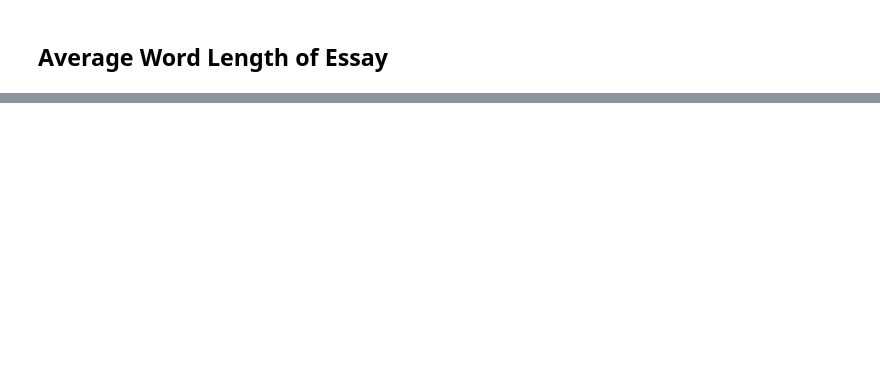
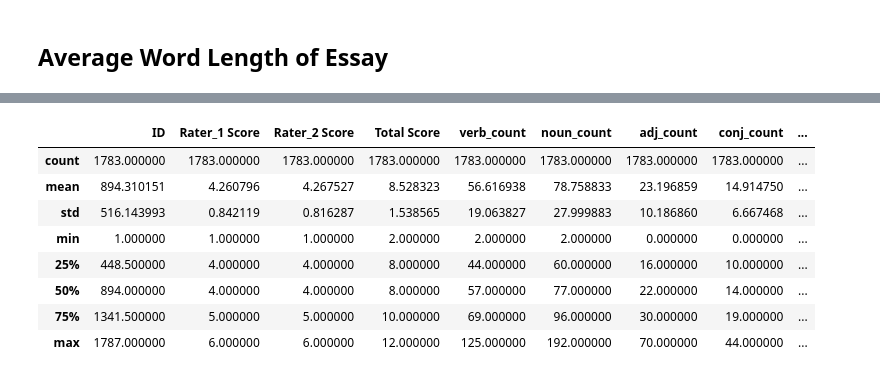
Before and after one commit to mustafabawany/IntelliTech, a Jupyter notebook: Feature_Engineering.ipynb, the cells around one changed output, grey strips where cells are left out. Saved outputs shown, nothing was run; the diff lists cells and outputs as text; code cells hidden in the pictures; blank space fills up the shorter version.

```diff
--- a/Feature_Engineering.ipynb
+++ b/Feature_Engineering.ipynb
@@ -284,0 +302,12 @@ def Check_Spelling(Sentence):
+# %%
+Data_Essay_01.describe()
+# %% [output]
+|  | ID | Rater_1 Score | Rater_2 Score | Total Score | verb_count | noun_count | adj_count | conj_count | ... |
+| count | 1783.000000 | 1783.000000 | 1783.000000 | 1783.000000 | 1783.000000 | 1783.000000 | 1783.000000 | 1783.000000 | ... |
+| mean | 894.310151 | 4.260796 | 4.267527 | 8.528323 | 56.616938 | 78.758833 | 23.196859 | 14.914750 | ... |
+| std | 516.143993 | 0.842119 | 0.816287 | 1.538565 | 19.063827 | 27.999883 | 10.186860 | 6.667468 | ... |
+| min | 1.000000 | 1.000000 | 1.000000 | 2.000000 | 2.000000 | 2.000000 | 0.000000 | 0.000000 | ... |
+| 25% | 448.500000 | 4.000000 | 4.000000 | 8.000000 | 44.000000 | 60.000000 | 16.000000 | 10.000000 | ... |
+| 50% | 894.000000 | 4.000000 | 4.000000 | 8.000000 | 57.000000 | 77.000000 | 22.000000 | 14.000000 | ... |
+| 75% | 1341.500000 | 5.000000 | 5.000000 | 10.000000 | 69.000000 | 96.000000 | 30.000000 | 19.000000 | ... |
+| max | 1787.000000 | 6.000000 | 6.000000 | 12.000000 | 125.000000 | 192.000000 | 70.000000 | 44.000000 | ... |
```
Also changed, not shown: parts of 13 cells of this notebook.
